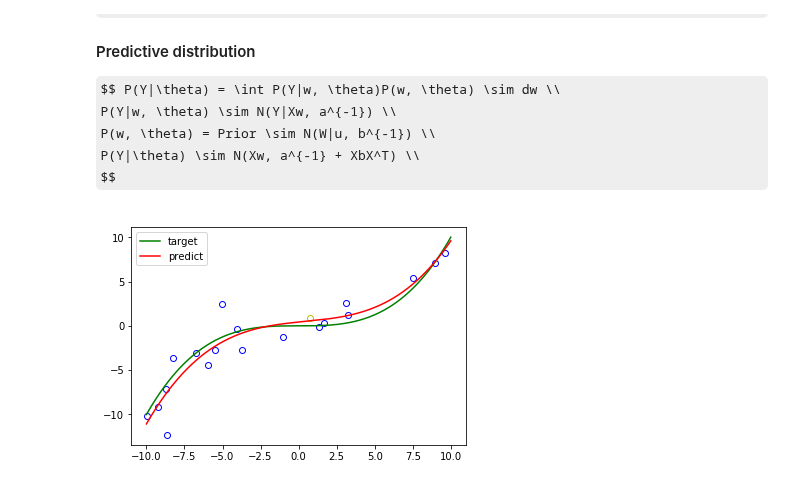
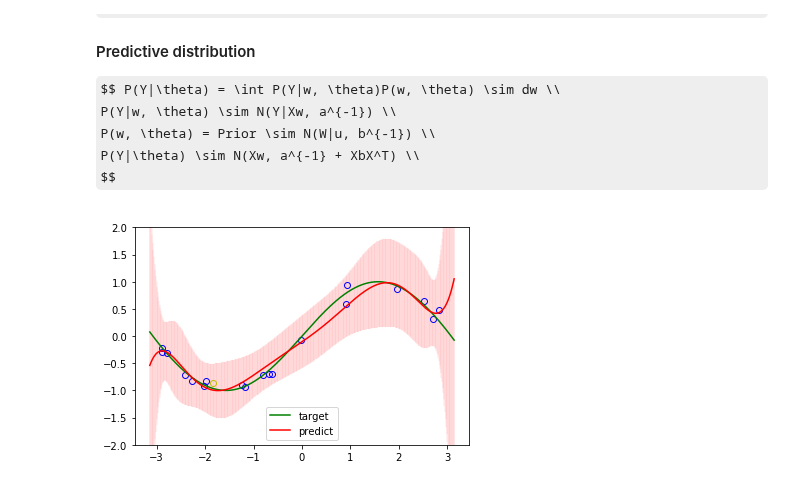
Before and after one commit to csielee/2018ML, a Jupyter notebook: HW3/HW3.ipynb, the cells around one changed output. Saved outputs shown, nothing was run; the diff lists cells and outputs as text; code cells hidden in the pictures; some formulas as TeX source.

Commit message:
Improve predictive distribution plot

```diff
--- a/HW3/HW3.ipynb
+++ b/HW3/HW3.ipynb
@@ -103,13 +103,14 @@ def Gaussian(u, v):
 def Polynomial(w):
     return lambda x : sum([w[i]*(x**i) for i in range(len(w))])
 
-def PolynomialDataGenerator(n, v, w):
+def PolynomialDataGenerator(n, v, w, x_constrain=(-10,10)):
     if len(w) != n:
         raise TypeError("length of w need equal n, {}!={}".format(len(w), n))
     e = GaussianDataGenerator(u=0,v=v)
     phi = Polynomial(w)
+    x_range = abs(x_constrain[0] - x_constrain[1])
     while True:
-        x = random.random()*20 - 10
+        x = random.random()*x_range - (x_range/2)
         y = phi(x) + next(e)
         yield (x, y)
 # %%
@@ -332,13 +374,22 @@ def BaysianLinearRegression(dataGenerator, likelihood_a, prior_u, prior_b):
 # %%
-def test_BaysianLinearRegression(BLR, target_equation=None, converge_threshold=10**-3, times=1, max_iter=10000, output=False, output_rate = 1):
+def test_BaysianLinearRegression(
+        BLR,
+        target_equation=None,
+        converge_threshold=10**-3,
+        times=1,
+        max_iter=10000,
+        output=False,
+        output_rate=1,
+        x_contrain=(-10,10)):
+
     iter_counts = []
-    plot_x = np.linspace(-10, 10, 1000)
+    plot_x = list(np.linspace(x_contrain[0], x_contrain[1], 500))
 
     if target_equation:
         target_y = [target_equation.f(x) for x in plot_x];
     else:
         target_y = None
-    mylog = mylogging(output)
+    mylog = mylogging(output, False)
 
 
 
@@ -387,14 +438,7 @@ def test_BaysianLinearRegression(BLR, target_equation=None, converge_threshold=1
 
                 # plot
                 if target_y:
-                    clear_output(wait=True)
-                    plt.plot(data_x, data_y, 'bo', markerfacecolor='none')
-                    plt.plot(x, y, 'yo', markerfacecolor='none')
-                    plt.plot(plot_x, target_y, 'g', label='target')
-                    plt.plot(plot_x, [predict.f(x) for x in plot_x], 'r', label='predict')
-                    plt.legend()
-
-                    plt.show()
+                    ShowPredictiveDistribution(10**5, u, b,{'x':plot_x,'y':target_y},{'x':data_x,'y':data_y},{'x':x,'y':y})
 
             if test_over:
                 break
@@ -415,9 +459,9 @@ def test_BaysianLinearRegression(BLR, target_equation=None, converge_threshold=1
 # %%
 # one test data w = [0, 0, 0, 0.01]
 # input parameter
-error_v = 5
-w = [0, 0, 0, 0.01]
-n = 4
+error_v = 0.01
+w = [0, 1, 0, -1/6,0,1/120,0,-1/5040]
+n = 8
 
 # n*n
 prior_b = tranpose_matrix(unit_matrix(n=n))
@@ -426,13 +470,14 @@ prior_u = [[0] for _ in range(n)]
 # likelihood gaussian variance
 likelihood_a = 1
 
-dg = PolynomialDataGenerator(n, error_v, w)
+dg = PolynomialDataGenerator(n, error_v, w, (-math.pi, math.pi))
 blr = BaysianLinearRegression(dg, 1, prior_u, prior_b)
 target_e = polynomial_equation(w)
 # %%
-outcomes, logs = test_BaysianLinearRegression(blr, target_e, converge_threshold=10**-3,times=1, max_iter=20, output_rate=1)
+%%time
+outcomes, logs = test_BaysianLinearRegression(blr, target_e,converge_threshold=10**-6,times=1, max_iter=20, output_rate=1, x_contrain=(-math.pi, math.pi))
 print(outcomes)
 Markdown(logs)
 # %% [output]
-[figure, old version]
+[figure, new version]
 [20]
```
Also changed, not shown: parts of 15 cells of this notebook.
